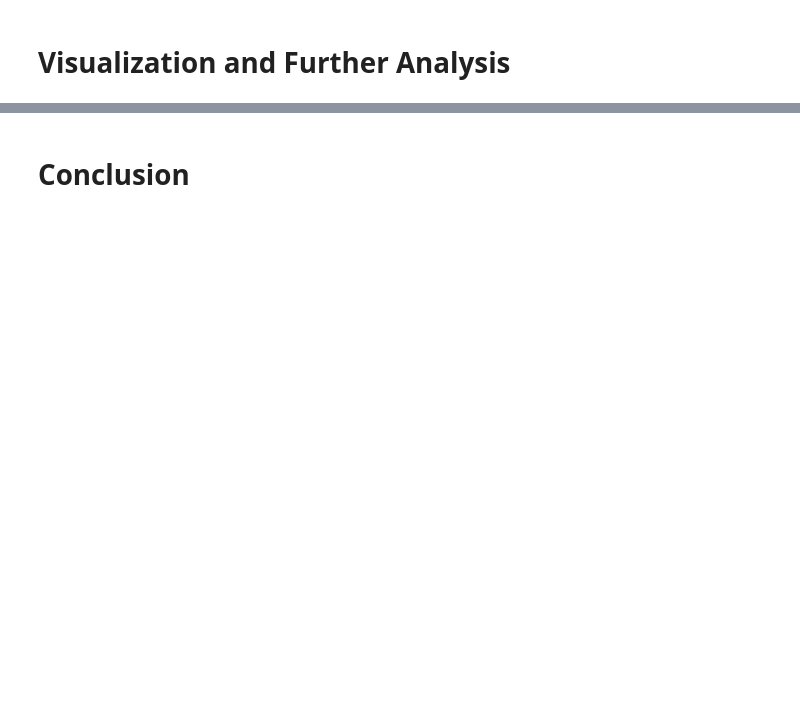
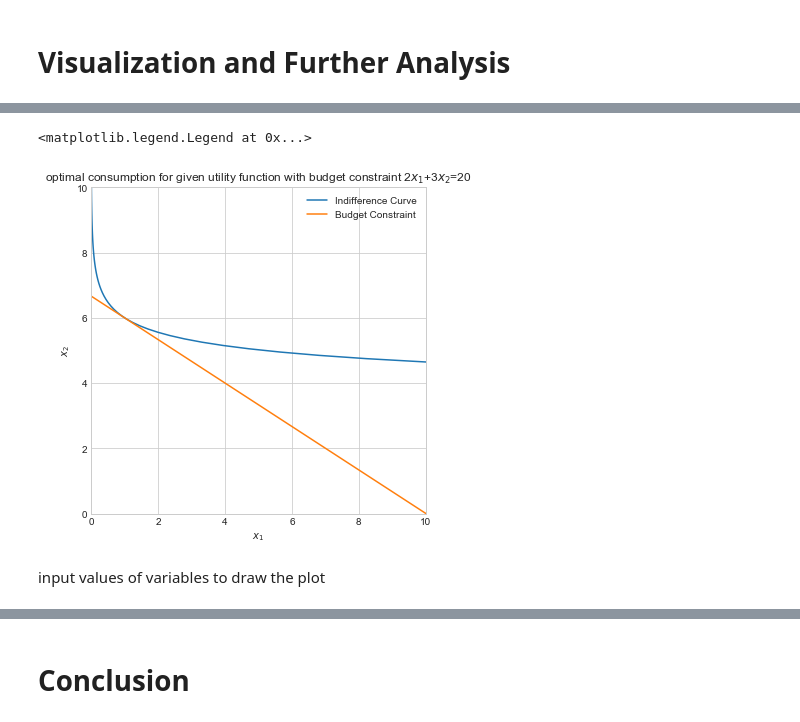
Before and after one commit to NumEconCopenhagen/projects-2020-group-999, a Jupyter notebook: modelproject/modelproject_1.ipynb, the cells around one changed output, grey strips where cells are left out. Drawn from its saved outputs; the diff is of its cells as text; code cells hidden in the pictures; blank space fills up the shorter version.

```diff
--- a/modelproject/modelproject_1.ipynb
+++ b/modelproject/modelproject_1.ipynb
@@ -251 +257,47 @@ def u(x_1,x_2,alpha,beta):
+# %%
+def indifference_curve(y1,y2,A,beta,N,x1_max):
+
+    # a. utility in (y1,y2)
+    u_y1y2 = A*y1**beta*y2**(1-beta)
+
+    # b. allocate numpy arrays
+    x1_vec = np.linspace(1e-8,x1_max,N)
+    x2_vec = np.empty(N)
+
+    # c. loop through x1
+    for i,x1 in enumerate(x1_vec):
+
+        x2_guess = 0 # initial guess
+        sol = optimize.root(objective, x2_guess, args=(x1,A,beta,u_y1y2))
+        # optimize.root -> solve objective = 0 starting from x1 = x1_guess
+
+        x2_vec[i] = sol.x[0]
+
+    return x1_vec,x2_vec
+
+def budget_line(x1,p1,p2,I):
+        return (I-p1*x1)/p2
+# %%
+# a. find indifference curve through optimize x1 and x2 for x1 in [0,10]
+x1_max = 10
+x2_vec,x1_vec = indifference_curve(y1=sol_1.x[0],y2=sol_1.x[1],A=4,beta=0.1,N=100,x1_max=x1_max)
+
+# b. plot inddifference curve
+fig = plt.figure(figsize=(6,6))
+ax = fig.add_subplot(1,1,1)
+
+ax.plot(x1_vec,x2_vec,label='Indifference Curve')
+ax.plot(x1_vec,budget_line(x1_vec,p1,p2,I),label='Budget Constraint')
+ax.set_xlabel('$x_1$')
+ax.set_ylabel('$x_2$')
+ax.set_xlim([0,x1_max])
+ax.set_ylim([0,x1_max])
+plt.title('optimal consumption for given utility function with budget constraint 2$x_1$+3$x_2$=20')
+ax.grid(True)
+ax.legend()
+# %% [output]
+<matplotlib.legend.Legend at 0x...>
+[figure, added]
+# %% [markdown]
+input values of variables to draw the plot
 # %%
```
Also changed, not shown: parts of 27 cells of this notebook.
